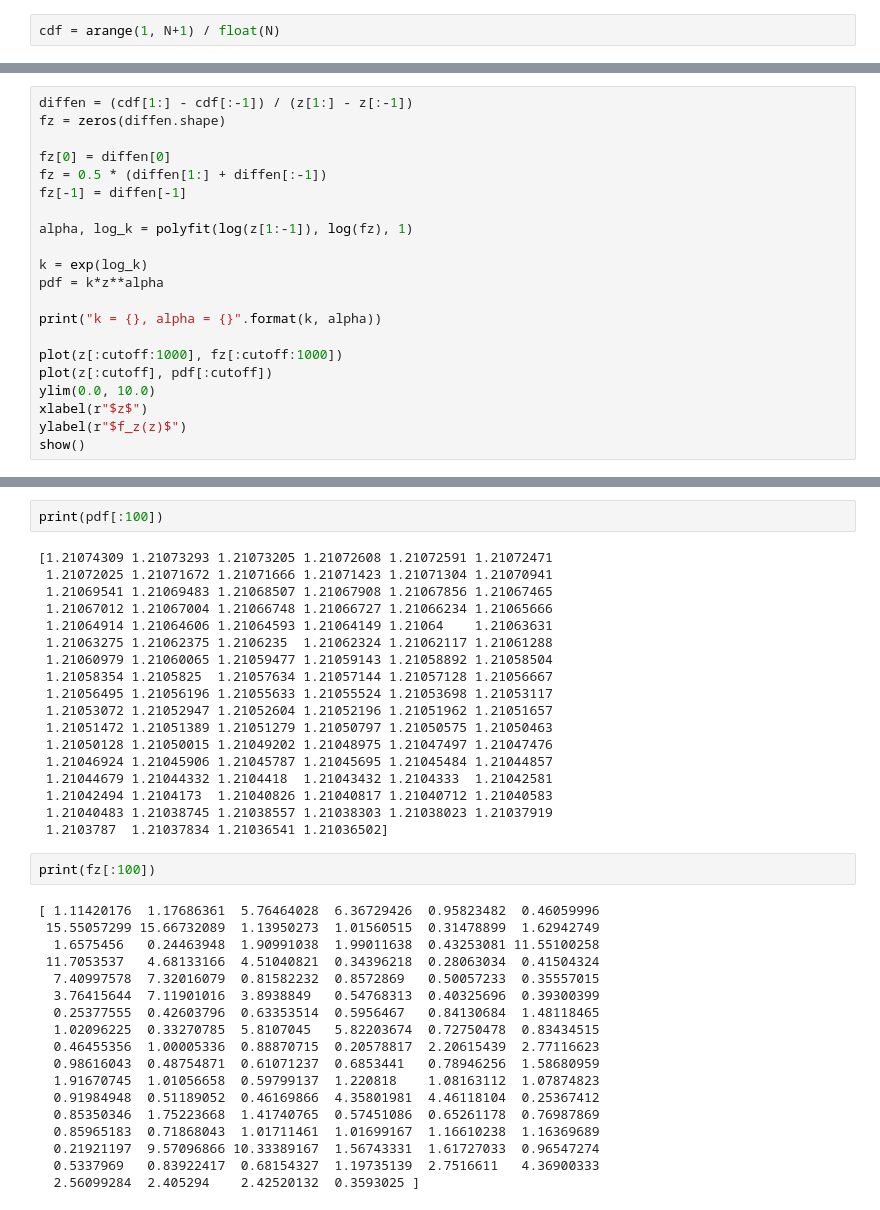
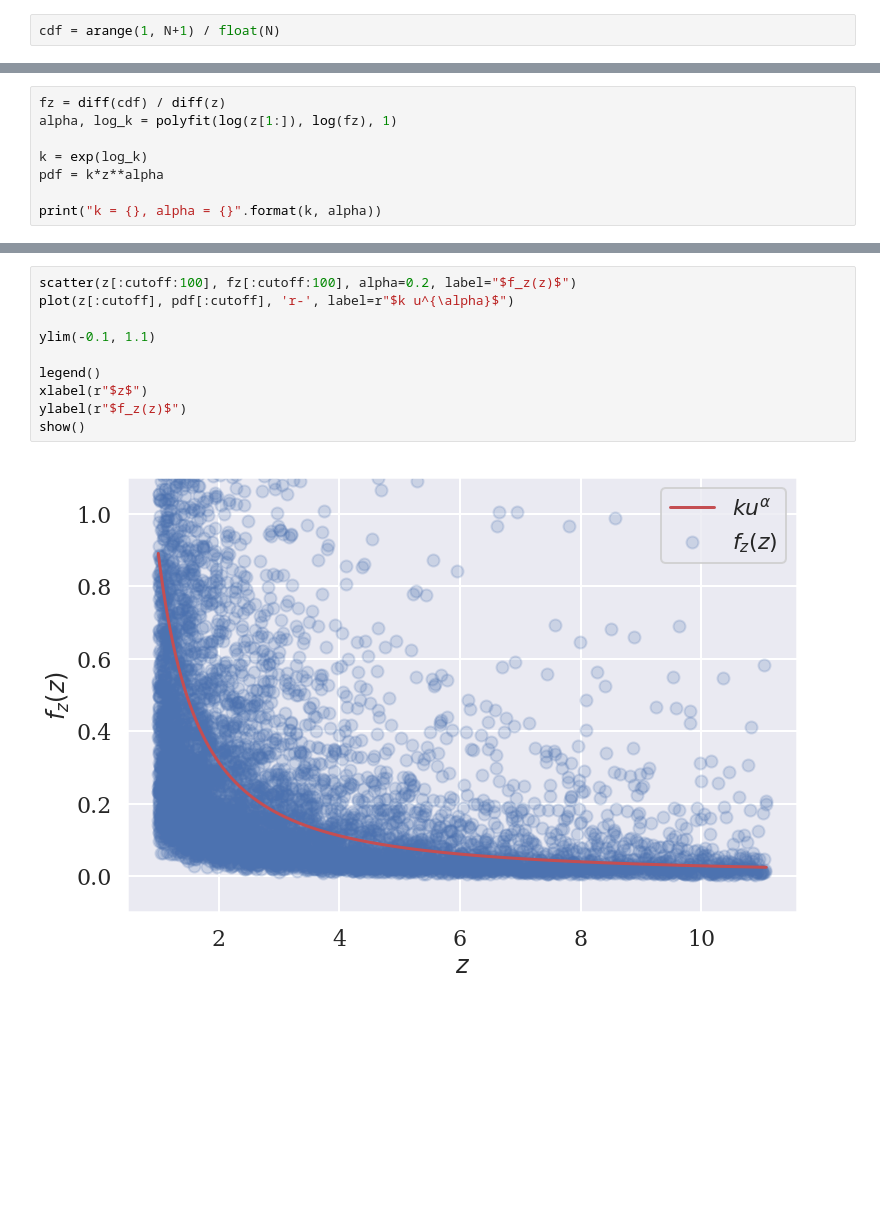
Before and after one commit to auduntre/FYS4460, a Jupyter notebook: Project3/task_d_e/task_d_e.ipynb, the cells around one changed output, grey strips where cells are left out. Drawn from its saved outputs; the diff is of its cells as text; blank space fills up the shorter version.

```diff
--- a/Project3/task_d_e/task_d_e.ipynb
+++ b/Project3/task_d_e/task_d_e.ipynb
@@ -27,22 +29,9 @@ show()
 # %%
-diffen = (cdf[1:] - cdf[:-1]) / (z[1:] - z[:-1])
-fz = zeros(diffen.shape)
-
-fz[0] = diffen[0]
-fz = 0.5 * (diffen[1:] + diffen[:-1])
-fz[-1] = diffen[-1]
-
-alpha, log_k = polyfit(log(z[1:-1]), log(fz), 1)
+fz = diff(cdf) / diff(z)
+alpha, log_k = polyfit(log(z[1:]), log(fz), 1)
 
 k = exp(log_k)
 pdf = k*z**alpha
 
 print("k = {}, alpha = {}".format(k, alpha))
-
-plot(z[:cutoff:1000], fz[:cutoff:1000])
-plot(z[:cutoff], pdf[:cutoff])
-ylim(0.0, 10.0)
-xlabel(r"$z$")
-ylabel(r"$f_z(z)$")
-show()
 # %% [output]
@@ -51,40 +39,12 @@ k = 1.21074322361, alpha = -1.5000399963
-# %%
-print(pdf[:100])
-# %% [output]
-[1.21074309 1.21073293 1.21073205 1.21072608 1.21072591 1.21072471
- 1.21072025 1.21071672 1.21071666 1.21071423 1.21071304 1.21070941
- 1.21069541 1.21069483 1.21068507 1.21067908 1.21067856 1.21067465
- 1.21067012 1.21067004 1.21066748 1.21066727 1.21066234 1.21065666
- 1.21064914 1.21064606 1.21064593 1.21064149 1.21064    1.21063631
- 1.21063275 1.21062375 1.2106235  1.21062324 1.21062117 1.21061288
- 1.21060979 1.21060065 1.21059477 1.21059143 1.21058892 1.21058504
- 1.21058354 1.2105825  1.21057634 1.21057144 1.21057128 1.21056667
- 1.21056495 1.21056196 1.21055633 1.21055524 1.21053698 1.21053117
- 1.21053072 1.21052947 1.21052604 1.21052196 1.21051962 1.21051657
- 1.21051472 1.21051389 1.21051279 1.21050797 1.21050575 1.21050463
- 1.21050128 1.21050015 1.21049202 1.21048975 1.21047497 1.21047476
- 1.21046924 1.21045906 1.21045787 1.21045695 1.21045484 1.21044857
- 1.21044679 1.21044332 1.2104418  1.21043432 1.2104333  1.21042581
- 1.21042494 1.2104173  1.21040826 1.21040817 1.21040712 1.21040583
- 1.21040483 1.21038745 1.21038557 1.21038303 1.21038023 1.21037919
- 1.2103787  1.21037834 1.21036541 1.21036502]
-# %%
-print(fz[:100])
-# %% [output]
-[ 1.11420176  1.17686361  5.76464028  6.36729426  0.95823482  0.46059996
- 15.55057299 15.66732089  1.13950273  1.01560515  0.31478899  1.62942749
-  1.6575456   0.24463948  1.90991038  1.99011638  0.43253081 11.55100258
- 11.7053537   4.68133166  4.51040821  0.34396218  0.28063034  0.41504324
-  7.40997578  7.32016079  0.81582232  0.8572869   0.50057233  0.35557015
-  3.76415644  7.11901016  3.8938849   0.54768313  0.40325696  0.39300399
-  0.25377555  0.42603796  0.63353514  0.5956467   0.84130684  1.48118465
-  1.02096225  0.33270785  5.8107045   5.82203674  0.72750478  0.83434515
-  0.46455356  1.00005336  0.88870715  0.20578817  2.20615439  2.77116623
-  0.98616043  0.48754871  0.61071237  0.6853441   0.78946256  1.58680959
-  1.91670745  1.01056658  0.59799137  1.220818    1.08163112  1.07874823
-  0.91984948  0.51189052  0.46169866  4.35801981  4.46118104  0.25367412
-  0.85350346  1.75223668  1.41740765  0.57451086  0.65261178  0.76987869
-  0.85965183  0.71868043  1.01711461  1.01699167  1.16610238  1.16369689
-  0.21921197  9.57096866 10.33389167  1.56743331  1.61727033  0.96547274
-  0.5337969   0.83922417  0.68154327  1.19735139  2.7516611   4.36900333
-  2.56099284  2.405294    2.42520132  0.3593025 ]
+# %%
+scatter(z[:cutoff:100], fz[:cutoff:100], alpha=0.2, label="$f_z(z)$")
+plot(z[:cutoff], pdf[:cutoff], 'r-', label=r"$k u^{\alpha}$")
+
+ylim(-0.1, 1.1)
+
+legend()
+xlabel(r"$z$")
+ylabel(r"$f_z(z)$")
+show()
+# %% [output]
+[figure, added]
```
Also changed, not shown: parts of 5 cells of this notebook.
